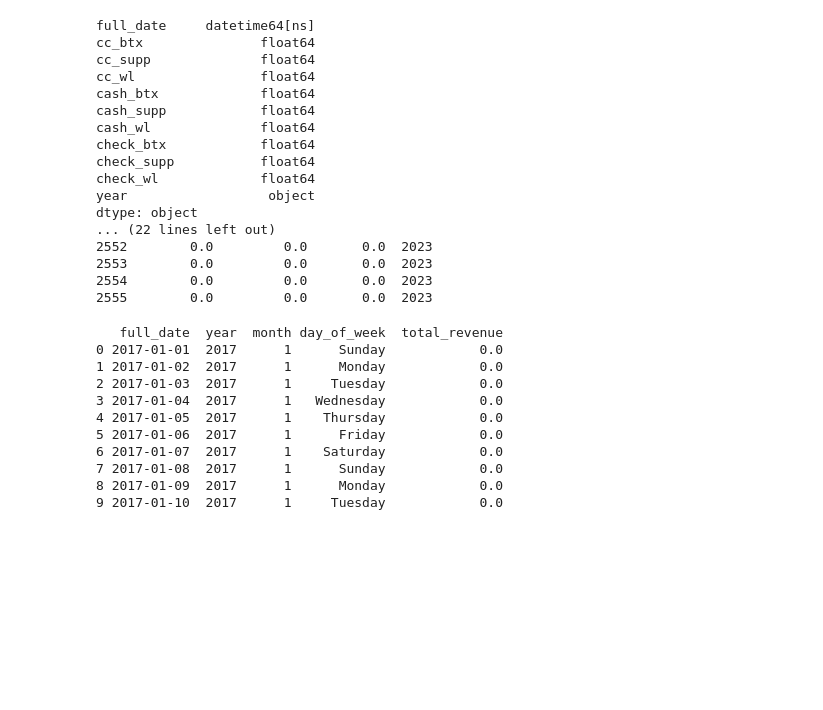
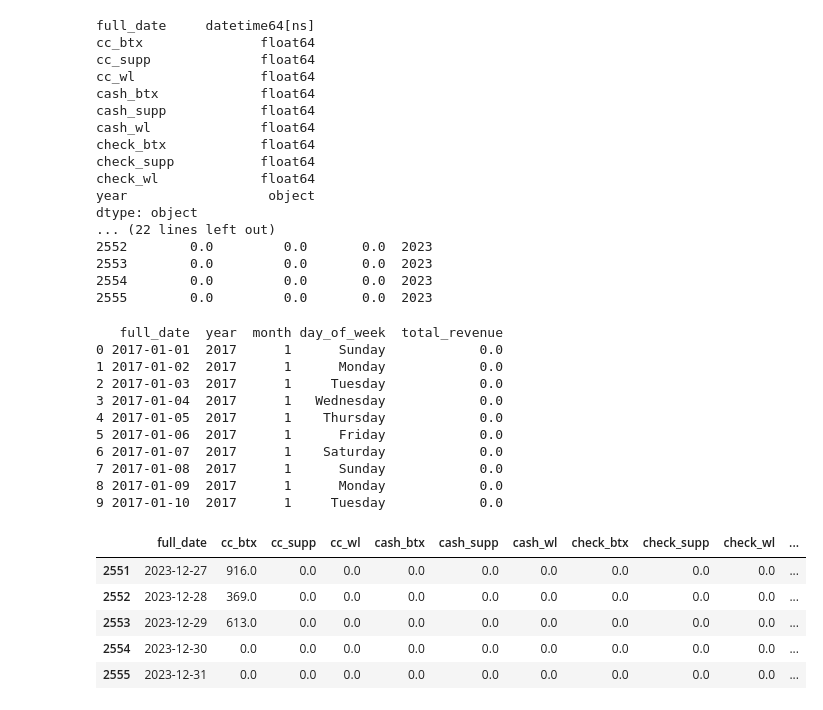
Before and after one commit to jeffboerger/clinic-revenue-pipeline, a Jupyter notebook: notebooks/explore.ipynb, the cells around one changed output. Cells and saved outputs as stored; diff of their text form; code cells hidden in the pictures; blank space fills up the shorter version.

```diff
--- a/notebooks/explore.ipynb
+++ b/notebooks/explore.ipynb
@@ -208,3 +210,12 @@ print(df_all[['full_date', 'year', 'month', 'day_of_week', 'total_revenue']].hea
 9 2017-01-10  2017      1     Tuesday            0.0
 # %%
 df_all.to_csv('../data/clinic_revenue_clean.csv', index = False)
+# %%
+df_all.tail()
+# %% [output]
+|  | full_date | cc_btx | cc_supp | cc_wl | cash_btx | cash_supp | cash_wl | check_btx | check_supp | check_wl | ... |
+| 2551 | 2023-12-27 | 916.0 | 0.0 | 0.0 | 0.0 | 0.0 | 0.0 | 0.0 | 0.0 | 0.0 | ... |
+| 2552 | 2023-12-28 | 369.0 | 0.0 | 0.0 | 0.0 | 0.0 | 0.0 | 0.0 | 0.0 | 0.0 | ... |
+| 2553 | 2023-12-29 | 613.0 | 0.0 | 0.0 | 0.0 | 0.0 | 0.0 | 0.0 | 0.0 | 0.0 | ... |
+| 2554 | 2023-12-30 | 0.0 | 0.0 | 0.0 | 0.0 | 0.0 | 0.0 | 0.0 | 0.0 | 0.0 | ... |
+| 2555 | 2023-12-31 | 0.0 | 0.0 | 0.0 | 0.0 | 0.0 | 0.0 | 0.0 | 0.0 | 0.0 | ... |
```
Also changed, not shown: parts of 9 cells of this notebook, 1 other file.
